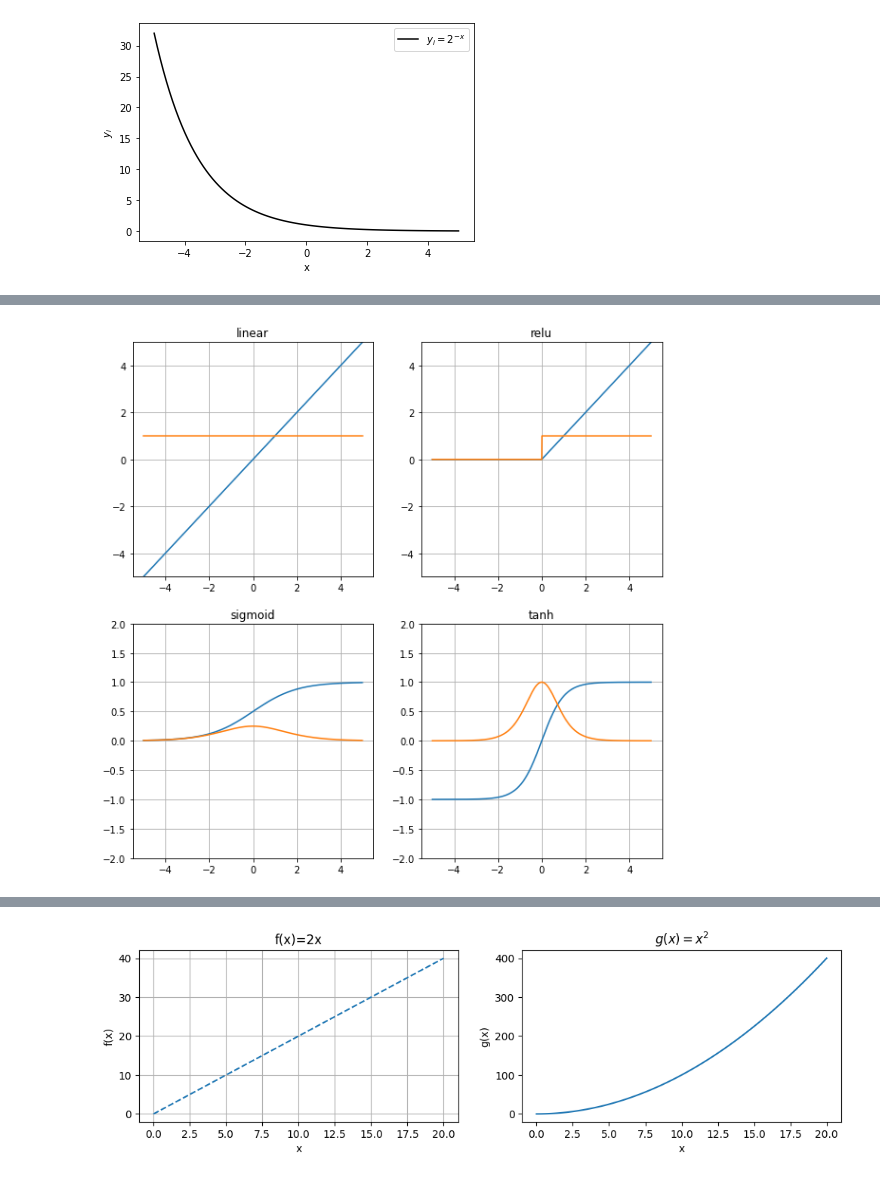
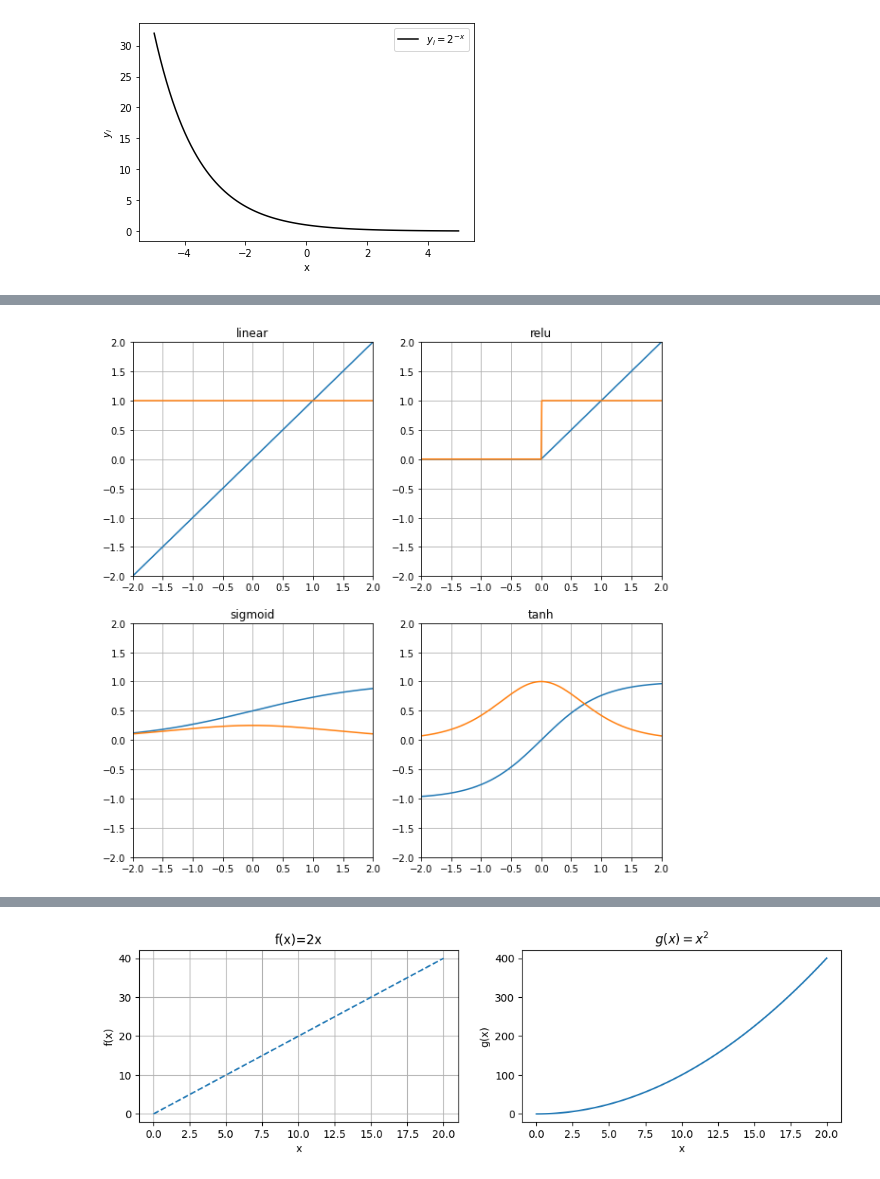
Before and after one commit to ponzu3847/cheat_sheets, a Jupyter notebook: matplotlib.ipynb, the cells around one changed output, grey strips where cells are left out. Saved outputs shown, nothing was run; the diff lists cells and outputs as text; code cells hidden in the pictures.

```diff
--- a/matplotlib.ipynb
+++ b/matplotlib.ipynb
@@ -83,19 +87,8 @@ plt.show()
 # %%
-'''
-matplotlib.pyplot
-.subplot()
+import matplotlib.pyplot as plt
+import numpy as np
 
-  機能：
-    現在の描画キャンパスにサブプロットを追加する
-  使い方：
-    matplotlib.pyplot.subplot(列数,行数,グラフのインデックス(左上から１〜))
-  例：左右に２つのグラフを表示する
-    matplotlib.pylot.subplot('211')
-    matplotlib.pylot.subplot('212')
-    または
-    matplotlib.pylot.subplot(2,1,1)
-    matplotlib.pylot.subplot(2,1,2)
-'''
+
 def linear(x):
     return x
 
@@ -125,33 +118,37 @@ x = np.arange(-5, 5, 0.01)
 plt.figure(figsize=(10, 10),facecolor='w')
 
 plt.subplot('221')
-plt.ylim(-5, 5)
+plt.xlim(-2,2)
+plt.ylim(-2, 2)
 plt.plot(x, linear(x))
 plt.plot(x, d_linear(x))
 plt.title('linear')
 plt.grid(True)
 
 plt.subplot('222')
-plt.ylim(-5, 5)
+plt.xlim(-2,2)
+plt.ylim(-2, 2)
 plt.plot(x, relu(x))
 plt.plot(x, d_relu(x))
 plt.title('relu')
 plt.grid(True)
 
 plt.subplot('223')
+plt.xlim(-2,2)
 plt.ylim(-2, 2)
 plt.plot(x, sigmoid(x))
 plt.plot(x, d_sigmoid(x))
 plt.title('sigmoid')
 plt.grid(True)
 
 plt.subplot('224')
+plt.xlim(-2,2)
 plt.ylim(-2, 2)
 plt.plot(x, tanh(x))
 plt.plot(x, d_tanh(x))
 plt.title('tanh')
 plt.grid(True)
 
 plt.show()
 # %% [output]
-[figure, old version]
+[figure, new version]
```
Also changed, not shown: parts of 7 cells of this notebook, 1 other file.
